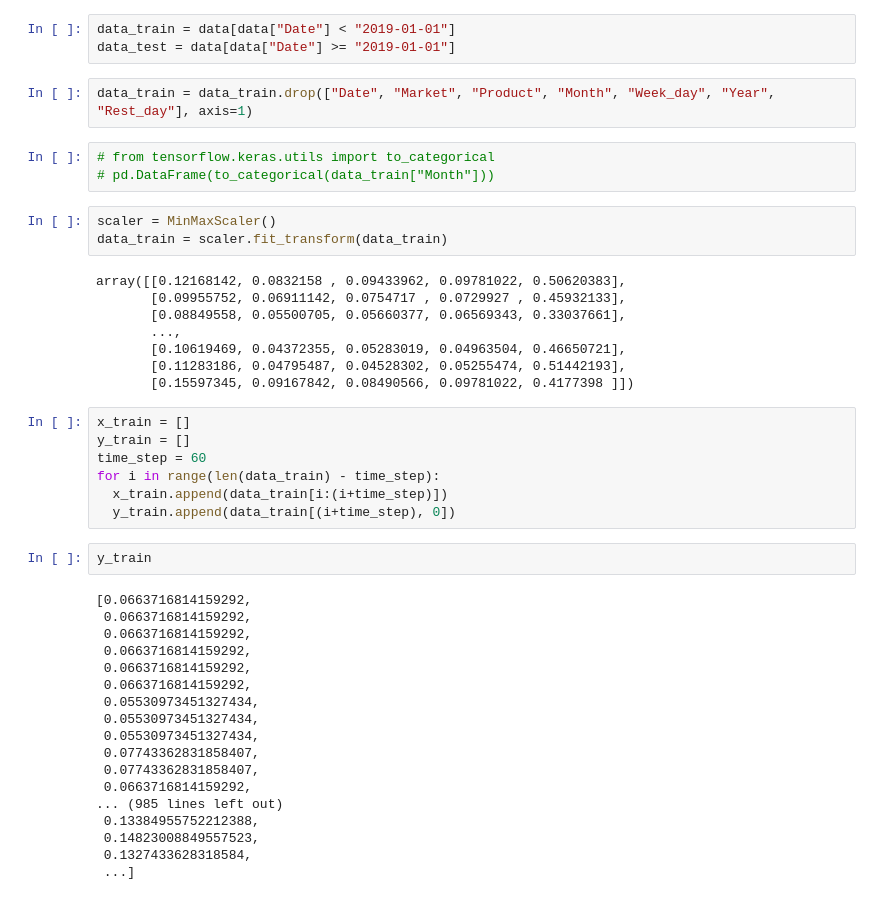
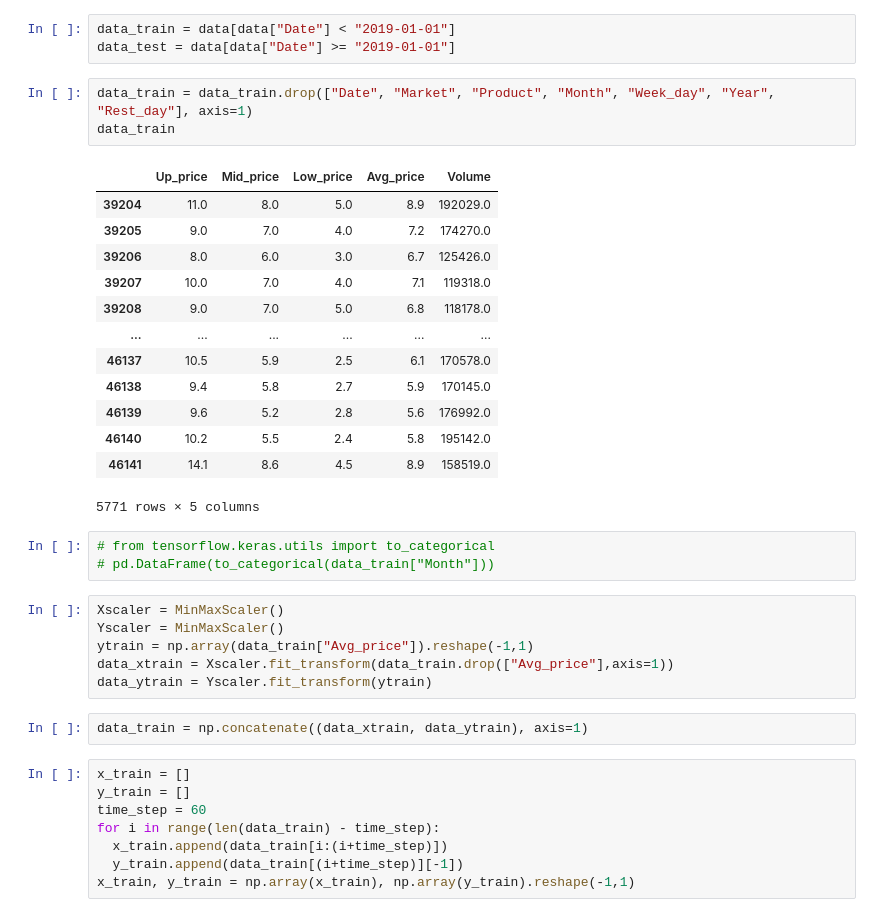
Before and after one commit to Yi-Wei-Lin/Tibame_ML_20210602, a Jupyter notebook: Cabbage_predict_0707.ipynb, the cells around one changed output. Cells and saved outputs as stored; diff of their text form.

```diff
--- a/Cabbage_predict_0707.ipynb
+++ b/Cabbage_predict_0707.ipynb
@@ -30,44 +24,37 @@ data_train = data[data["Date"] < "2019-01-01"]
 data_test = data[data["Date"] >= "2019-01-01"]
 # %%
 data_train = data_train.drop(["Date", "Market", "Product", "Month", "Week_day", "Year", "Rest_day"], axis=1)
+data_train
+# %% [output]
+|  | Up_price | Mid_price | Low_price | Avg_price | Volume |
+| 39204 | 11.0 | 8.0 | 5.0 | 8.9 | 192029.0 |
+| 39205 | 9.0 | 7.0 | 4.0 | 7.2 | 174270.0 |
+| 39206 | 8.0 | 6.0 | 3.0 | 6.7 | 125426.0 |
+| 39207 | 10.0 | 7.0 | 4.0 | 7.1 | 119318.0 |
+| 39208 | 9.0 | 7.0 | 5.0 | 6.8 | 118178.0 |
+| ... | ... | ... | ... | ... | ... |
+| 46137 | 10.5 | 5.9 | 2.5 | 6.1 | 170578.0 |
+| 46138 | 9.4 | 5.8 | 2.7 | 5.9 | 170145.0 |
+| 46139 | 9.6 | 5.2 | 2.8 | 5.6 | 176992.0 |
+| 46140 | 10.2 | 5.5 | 2.4 | 5.8 | 195142.0 |
+| 46141 | 14.1 | 8.6 | 4.5 | 8.9 | 158519.0 |
+5771 rows × 5 columns
 # %%
 # from tensorflow.keras.utils import to_categorical
 # pd.DataFrame(to_categorical(data_train["Month"]))
-# %%
-scaler = MinMaxScaler()
-data_train = scaler.fit_transform(data_train)
-# %% [output]
-array([[0.12168142, 0.0832158 , 0.09433962, 0.09781022, 0.50620383],
-       [0.09955752, 0.06911142, 0.0754717 , 0.0729927 , 0.45932133],
-       [0.08849558, 0.05500705, 0.05660377, 0.06569343, 0.33037661],
-       ...,
-       [0.10619469, 0.04372355, 0.05283019, 0.04963504, 0.46650721],
-       [0.11283186, 0.04795487, 0.04528302, 0.05255474, 0.51442193],
-       [0.15597345, 0.09167842, 0.08490566, 0.09781022, 0.4177398 ]])
+# %%
+Xscaler = MinMaxScaler()
+Yscaler = MinMaxScaler()
+ytrain = np.array(data_train["Avg_price"]).reshape(-1,1)
+data_xtrain = Xscaler.fit_transform(data_train.drop(["Avg_price"],axis=1))
+data_ytrain = Yscaler.fit_transform(ytrain)
+# %%
+data_train = np.concatenate((data_xtrain, data_ytrain), axis=1)
 # %%
 x_train = []
 y_train = []
 time_step = 60
 for i in range(len(data_train) - time_step):
   x_train.append(data_train[i:(i+time_step)])
-  y_train.append(data_train[(i+time_step), 0])
+  y_train.append(data_train[(i+time_step)][-1])
+x_train, y_train = np.array(x_train), np.array(y_train).reshape(-1,1)
-# %%
-y_train
-# %% [output]
-[0.0663716814159292,
- 0.0663716814159292,
- 0.0663716814159292,
- 0.0663716814159292,
- 0.0663716814159292,
- 0.0663716814159292,
- 0.05530973451327434,
- 0.05530973451327434,
- 0.05530973451327434,
- 0.07743362831858407,
- 0.07743362831858407,
- 0.0663716814159292,
-... (985 lines left out)
- 0.13384955752212388,
- 0.14823008849557523,
- 0.1327433628318584,
- ...]
```
Also changed, not shown: parts of 10 cells of this notebook.
